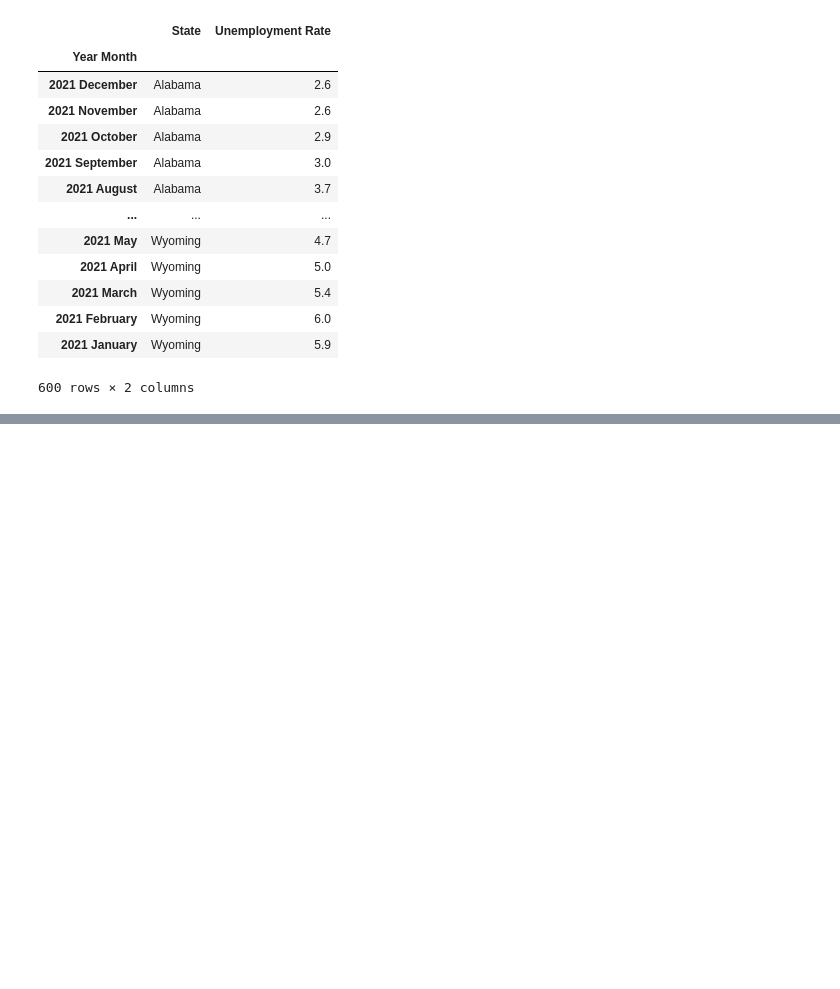
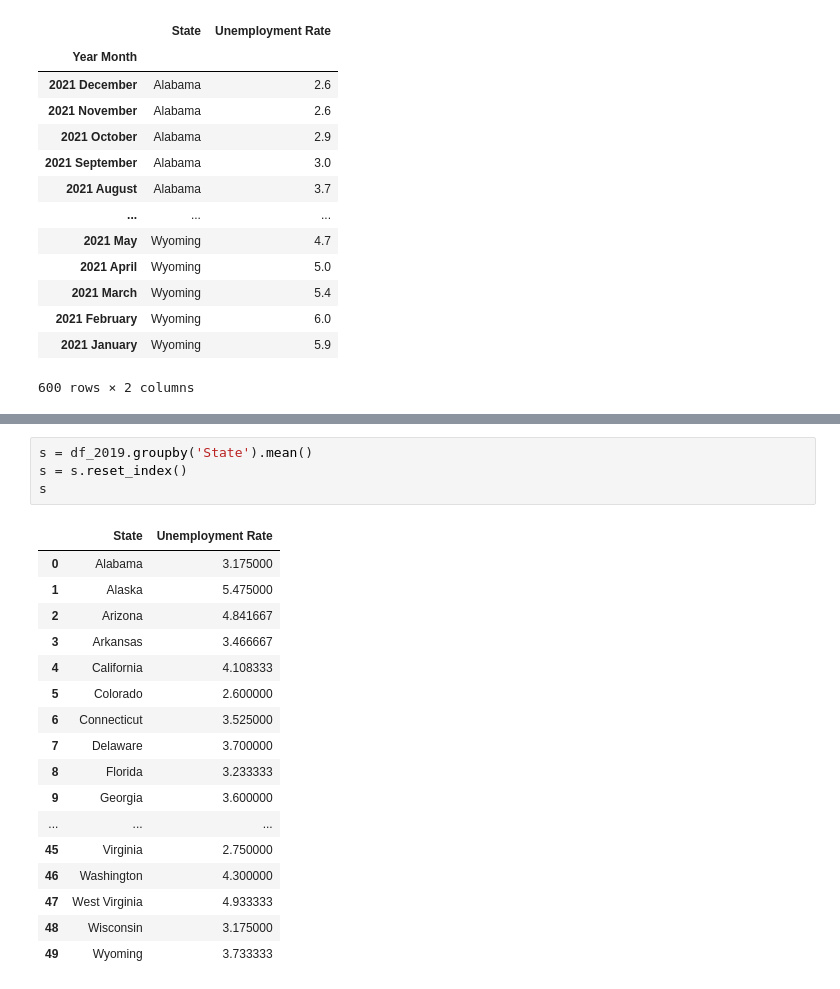
Before and after one commit to AkanSri/Project-1, a Jupyter notebook: personal-Akanksha/Unemployment_stats.ipynb, the cells around one changed output, grey strips where cells are left out. Saved outputs shown, nothing was run; the diff lists cells and outputs as text; blank space fills up the shorter version.

```diff
--- a/personal-Akanksha/Unemployment_stats.ipynb
+++ b/personal-Akanksha/Unemployment_stats.ipynb
@@ -143,0 +212,22 @@ df_2021.hvplot(y='Unemployment Rate', x = 'Year Month',groupby='State', rot = 90
+# %%
+s = df_2019.groupby('State').mean()
+s = s.reset_index()
+s
+# %% [output]
+|  | State | Unemployment Rate |
+| 0 | Alabama | 3.175000 |
+| 1 | Alaska | 5.475000 |
+| 2 | Arizona | 4.841667 |
+| 3 | Arkansas | 3.466667 |
+| 4 | California | 4.108333 |
+| 5 | Colorado | 2.600000 |
+| 6 | Connecticut | 3.525000 |
+| 7 | Delaware | 3.700000 |
+| 8 | Florida | 3.233333 |
+| 9 | Georgia | 3.600000 |
+| ... | ... | ... |
+| 45 | Virginia | 2.750000 |
+| 46 | Washington | 4.300000 |
+| 47 | West Virginia | 4.933333 |
+| 48 | Wisconsin | 3.175000 |
+| 49 | Wyoming | 3.733333 |
```
Also changed, not shown: parts of 11 cells of this notebook.
